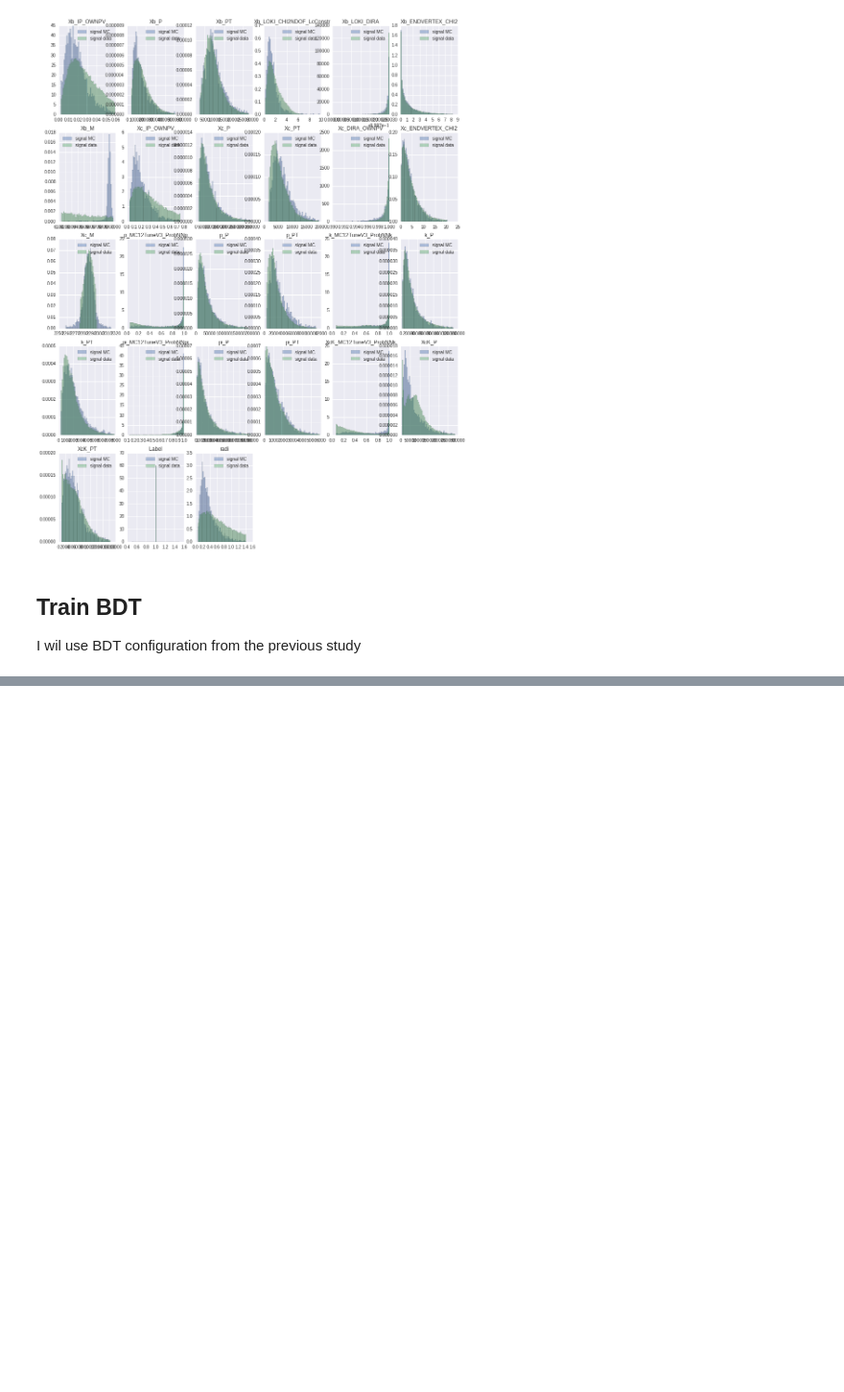
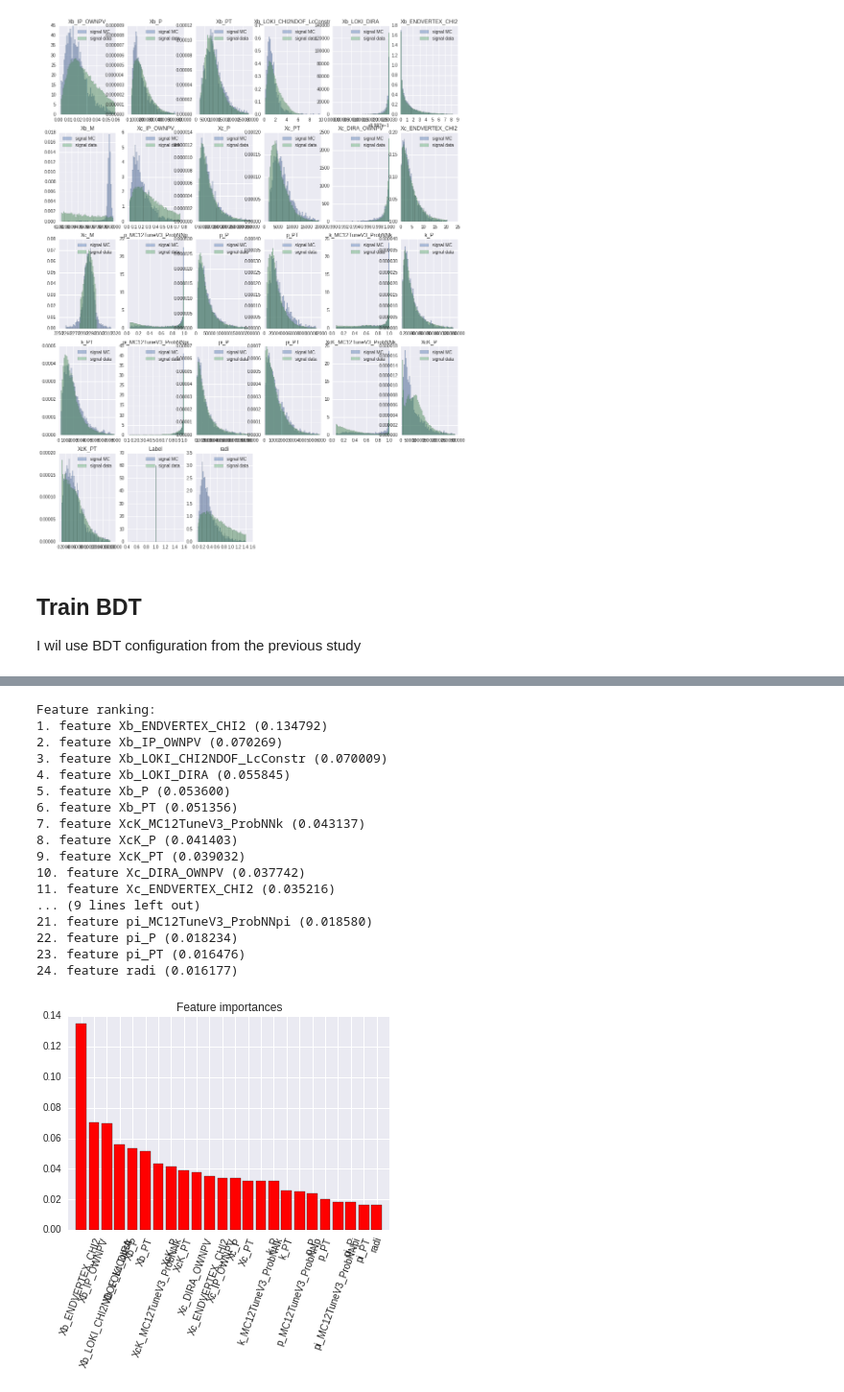
Before and after one commit to adendek/Xibc, a Jupyter notebook: MachineLearning/Xb2LbK/sklearn/BDT-Baseline.ipynb, the cells around one changed output, grey strips where cells are left out. Shown at 96% size. Drawn from its saved outputs; the diff is of its cells as text; code cells hidden in the pictures; blank space fills up the shorter version.

```diff
--- a/MachineLearning/Xb2LbK/sklearn/BDT-Baseline.ipynb
+++ b/MachineLearning/Xb2LbK/sklearn/BDT-Baseline.ipynb
@@ -519,0 +615,43 @@ plt.show()
+# %%
+def print_feature_importance(model, features):
+    importances = model.feature_importances_
+    std = numpy.std([model.feature_importances_ for tree in model.estimators_],
+                 axis=0)
+    indices = numpy.argsort(importances)[::-1]
+    features_names =  list(features.columns.values)
+
+    # Print the feature ranking
+    print("Feature ranking:")
+
+    for f in range(features.shape[1]):
+        print("%d. feature %s (%f)" % (f + 1, features_names[f], importances[indices[f]]))
+
+    # Plot the feature importances of the forest
+    plt.figure()
+    plt.title("Feature importances")
+    plt.bar(range(features.shape[1]), importances[indices],
+           color="r", yerr=std[indices], align="center")
+    plt.xticks(range(features.shape[1]), features_names, rotation=70)
+    plt.xlim([-1, features.shape[1]])
+    plt.show()
+# %%
+print_feature_importance(gb, trainig_features)
+# %% [output]
+Feature ranking:
+1. feature Xb_ENDVERTEX_CHI2 (0.134792)
+2. feature Xb_IP_OWNPV (0.070269)
+3. feature Xb_LOKI_CHI2NDOF_LcConstr (0.070009)
+4. feature Xb_LOKI_DIRA (0.055845)
+5. feature Xb_P (0.053600)
+6. feature Xb_PT (0.051356)
+7. feature XcK_MC12TuneV3_ProbNNk (0.043137)
+8. feature XcK_P (0.041403)
+9. feature XcK_PT (0.039032)
+10. feature Xc_DIRA_OWNPV (0.037742)
+11. feature Xc_ENDVERTEX_CHI2 (0.035216)
+... (9 lines left out)
+21. feature pi_MC12TuneV3_ProbNNpi (0.018580)
+22. feature pi_P (0.018234)
+23. feature pi_PT (0.016476)
+24. feature radi (0.016177)
+[figure, added]
```
Also changed, not shown: parts of 20 cells of this notebook.
